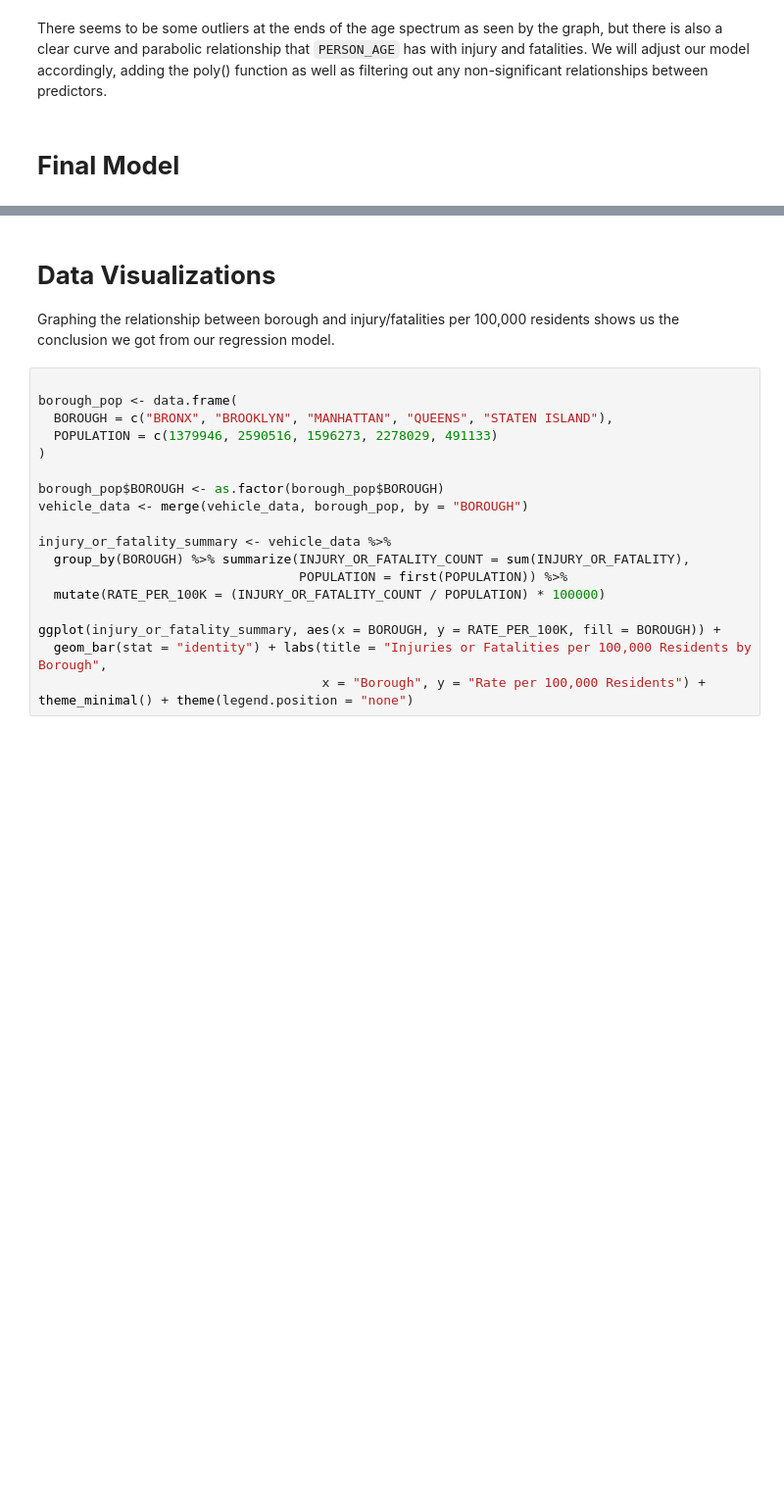
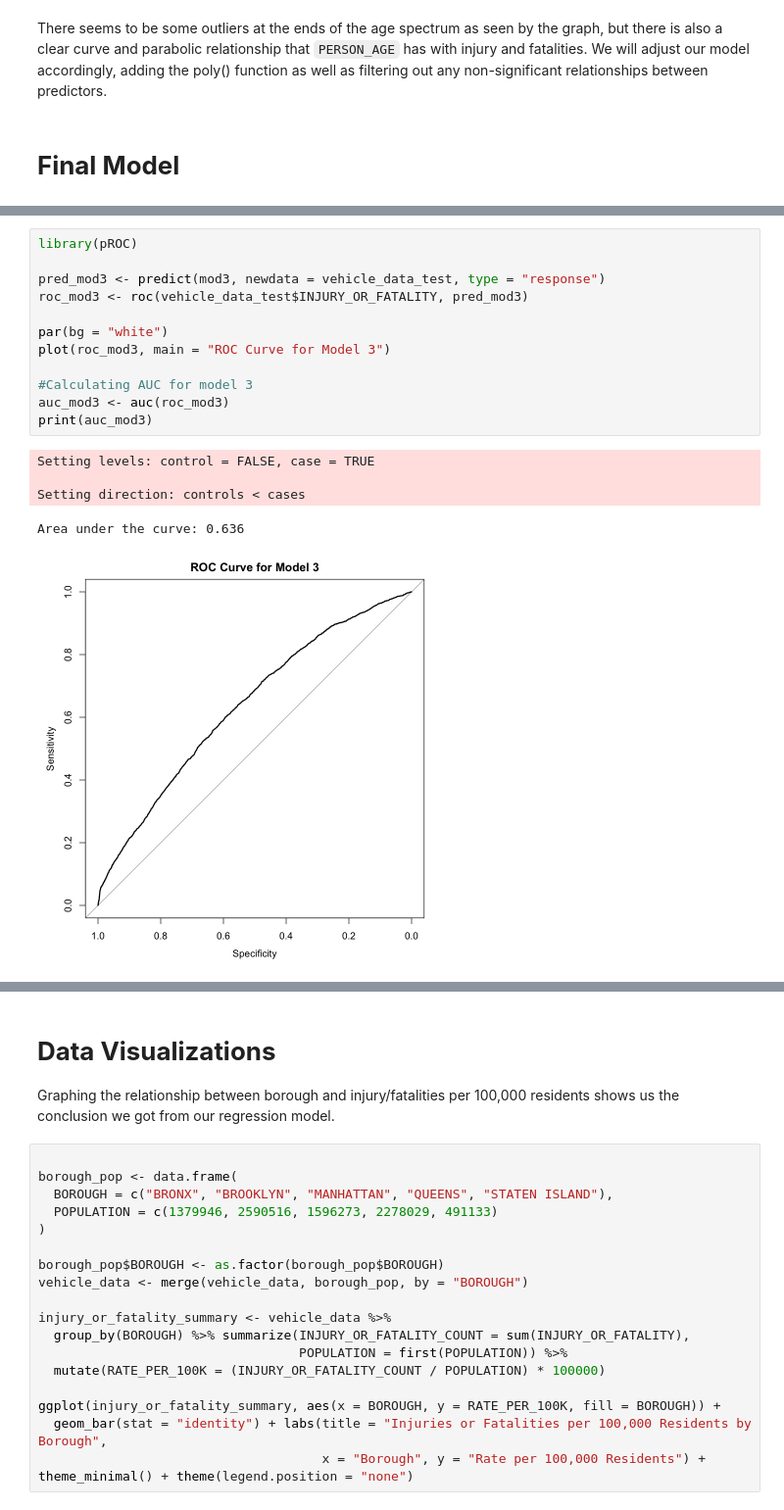
Before and after one commit to ajordonez/motor-vehicle-accident-model, a Jupyter notebook: notebooks/NYC_Motor_Vehicle_Crash_Analysis.ipynb, the cells around one changed output, grey strips where cells are left out. Shown at 98% size. Drawn from its saved outputs; the diff is of its cells as text; blank space fills up the shorter version.

```diff
--- a/notebooks/NYC_Motor_Vehicle_Crash_Analysis.ipynb
+++ b/notebooks/NYC_Motor_Vehicle_Crash_Analysis.ipynb
@@ -541 +551,19 @@ A anova: 2 x 5
+# %%
+library(pROC)
+
+pred_mod3 <- predict(mod3, newdata = vehicle_data_test, type = "response")
+roc_mod3 <- roc(vehicle_data_test$INJURY_OR_FATALITY, pred_mod3)
+
+par(bg = "white")
+plot(roc_mod3, main = "ROC Curve for Model 3")
+
+#Calculating AUC for model 3
+auc_mod3 <- auc(roc_mod3)
+print(auc_mod3)
+# %% [output]
+Setting levels: control = FALSE, case = TRUE
+
+Setting direction: controls < cases
+Area under the curve: 0.636
+[figure, added]
 # %% [markdown]
```
Also changed, not shown: parts of 17 cells of this notebook, 1 other file.
